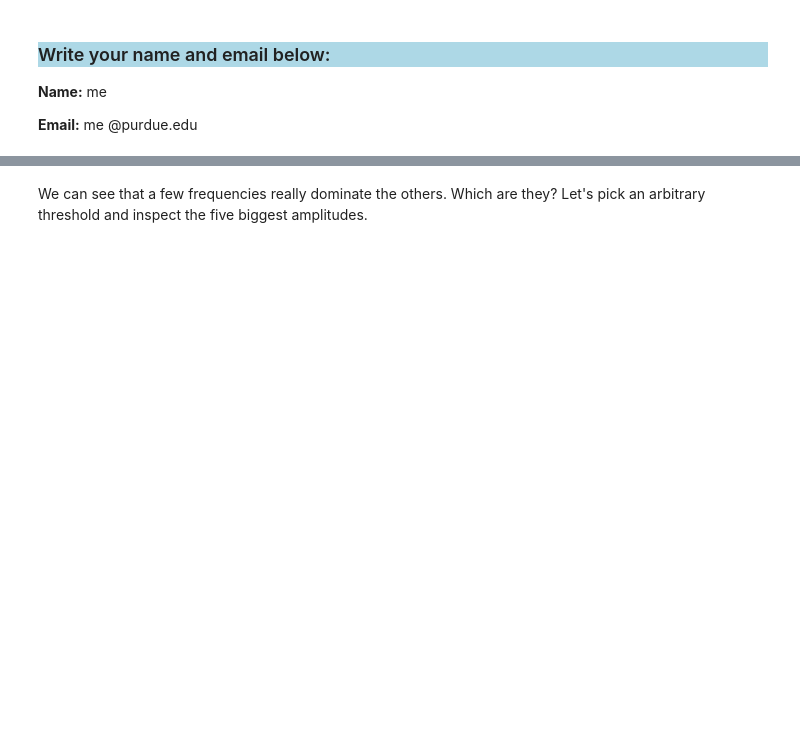
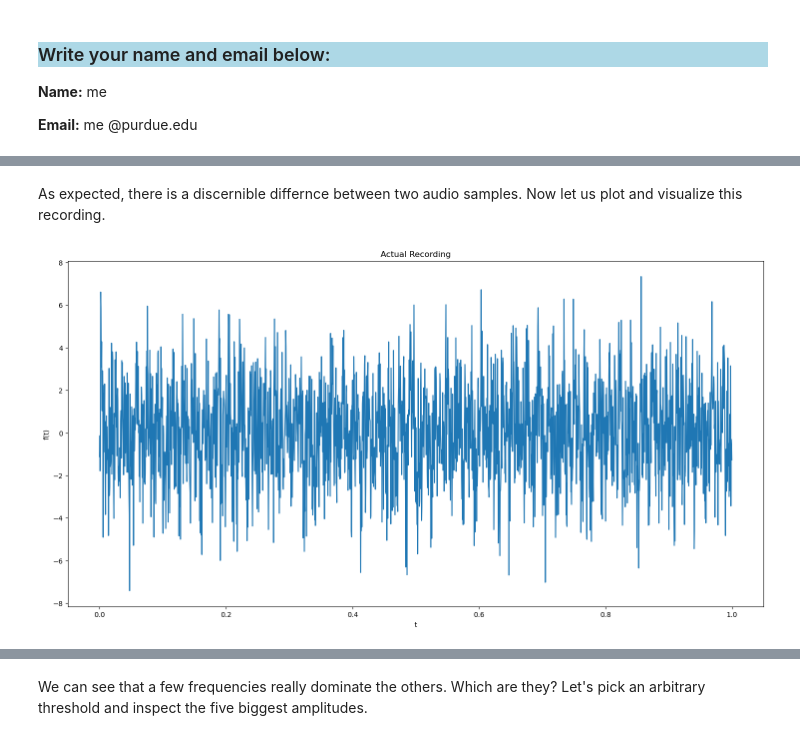
Before and after one commit to TheDataScienceLabs/DSLab_Fourier, a Jupyter notebook: book/labs/analysis/signal_analysis/signal_analysis_with_dft.ipynb, the cells around one changed output, grey strips where cells are left out. Cells and saved outputs as stored; diff of their text form; code cells hidden in the pictures; blank space fills up the shorter version.

```diff
--- a/book/labs/analysis/signal_analysis/signal_analysis_with_dft.ipynb
+++ b/book/labs/analysis/signal_analysis/signal_analysis_with_dft.ipynb
@@ -226,0 +78,4 @@ plt.show()
+# %%
+
+actual_recording = np.load('noisy_piano_recording_example.npy')
+Audio(actual_recording, rate=sampling_rate)
@@ -226,0 +84,11 @@ plt.show()
+# %% [markdown]
+As expected, there is a discernible differnce between two audio samples. Now let us plot and visualize this recording.
+# %%
+plt.figure(figsize = (18, 9))
+plt.plot(t, actual_recording)
+plt.title('Actual Recording')
+plt.xlabel('t')
+plt.ylabel('f(t)')
+plt.show()
+# %% [output]
+[figure, added]
```
Also changed, not shown: parts of 59 cells of this notebook.
